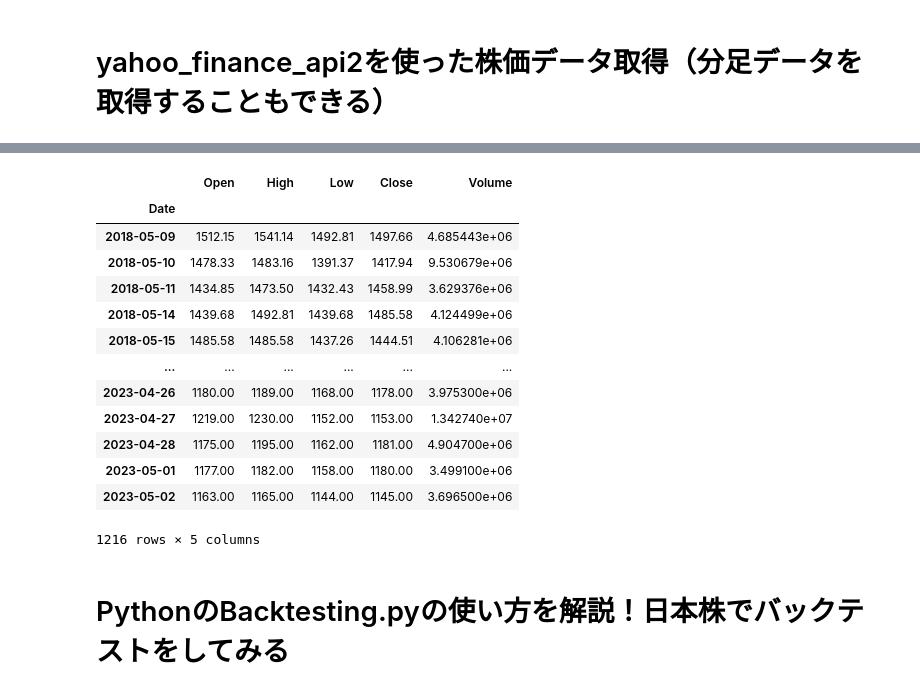
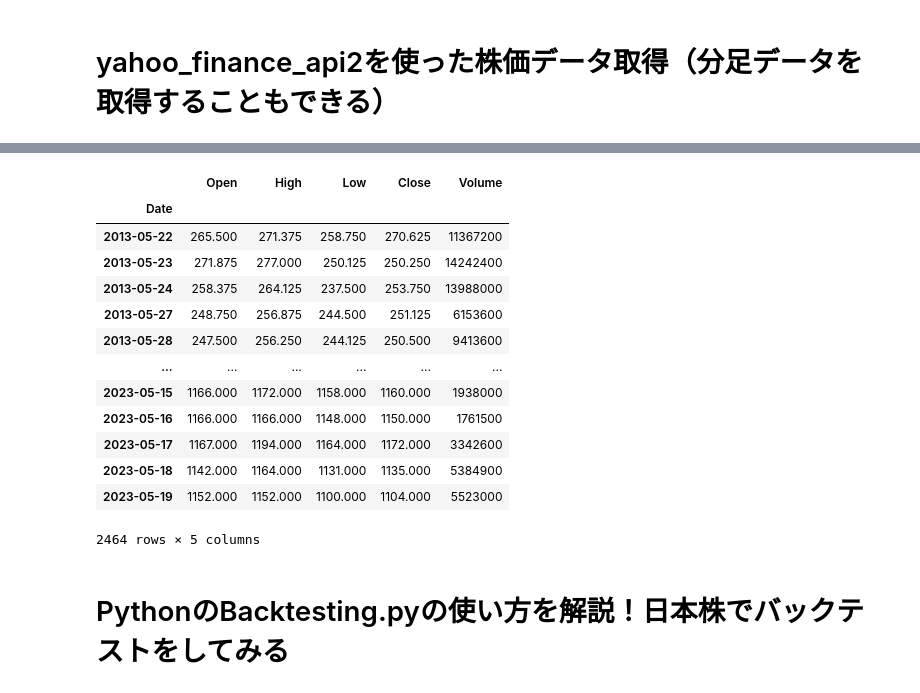
Before and after one commit to hirokimituya/stock-price-analysis, a Jupyter notebook: technical_analysis/株価分析関数_backtesting.ipynb, the cells around one changed output, grey strips where cells are left out. Drawn from its saved outputs; the diff is of its cells as text; code cells hidden in the pictures.

```diff
--- a/technical_analysis/株価分析関数_backtesting.ipynb
+++ b/technical_analysis/株価分析関数_backtesting.ipynb
@@ -318,47 +316,47 @@ def get_stock_data_yapi2(code):
         yapi2.PERIOD_TYPE_YEAR,
         10,
         yapi2.FREQUENCY_TYPE_DAY,
         1
     )
 
     df = pd.DataFrame(data)
 
     # タイムスタンプをDateTime型に変更
     df['datetime'] = pd.to_datetime(df['timestamp'], unit='ms')
 
     # 日本時間へ変換
     df['Date'] = df['datetime'] + dt.timedelta(hours=9)
 
     # インデックスをDateカラムに設定
-    df.index = df['Date']
+    df.index = df['Date'].dt.date
 
     # 不要なカラムを削除
     del df['Date'], df['datetime'], df['timestamp']
 
     # 各カラムの最初の文字を大文字に変換
     for col in df.columns:
         df[f'{col.capitalize()}'] = df[col]
         del df[col]
 
     return df
 
-df = get_stock_data(4751)
+df = get_stock_data_yapi2(4751)
 df
 # %% [output]
 |  | Open | High | Low | Close | Volume |
 | Date |  |  |  |  |  |
-| 2018-05-09 | 1512.15 | 1541.14 | 1492.81 | 1497.66 | 4.685443e+06 |
-| 2018-05-10 | 1478.33 | 1483.16 | 1391.37 | 1417.94 | 9.530679e+06 |
-| 2018-05-11 | 1434.85 | 1473.50 | 1432.43 | 1458.99 | 3.629376e+06 |
-| 2018-05-14 | 1439.68 | 1492.81 | 1439.68 | 1485.58 | 4.124499e+06 |
-| 2018-05-15 | 1485.58 | 1485.58 | 1437.26 | 1444.51 | 4.106281e+06 |
+| 2013-05-22 | 265.500 | 271.375 | 258.750 | 270.625 | 11367200 |
+| 2013-05-23 | 271.875 | 277.000 | 250.125 | 250.250 | 14242400 |
+| 2013-05-24 | 258.375 | 264.125 | 237.500 | 253.750 | 13988000 |
+| 2013-05-27 | 248.750 | 256.875 | 244.500 | 251.125 | 6153600 |
+| 2013-05-28 | 247.500 | 256.250 | 244.125 | 250.500 | 9413600 |
 | ... | ... | ... | ... | ... | ... |
-| 2023-04-26 | 1180.00 | 1189.00 | 1168.00 | 1178.00 | 3.975300e+06 |
-| 2023-04-27 | 1219.00 | 1230.00 | 1152.00 | 1153.00 | 1.342740e+07 |
-| 2023-04-28 | 1175.00 | 1195.00 | 1162.00 | 1181.00 | 4.904700e+06 |
-| 2023-05-01 | 1177.00 | 1182.00 | 1158.00 | 1180.00 | 3.499100e+06 |
-| 2023-05-02 | 1163.00 | 1165.00 | 1144.00 | 1145.00 | 3.696500e+06 |
+| 2023-05-15 | 1166.000 | 1172.000 | 1158.000 | 1160.000 | 1938000 |
+| 2023-05-16 | 1166.000 | 1166.000 | 1148.000 | 1150.000 | 1761500 |
+| 2023-05-17 | 1167.000 | 1194.000 | 1164.000 | 1172.000 | 3342600 |
+| 2023-05-18 | 1142.000 | 1164.000 | 1131.000 | 1135.000 | 5384900 |
+| 2023-05-19 | 1152.000 | 1152.000 | 1100.000 | 1104.000 | 5523000 |
-1216 rows × 5 columns
+2464 rows × 5 columns
 # %% [markdown]
 # PythonのBacktesting.pyの使い方を解説！日本株でバックテストをしてみる
 # %% [markdown]
```
Also changed, not shown: parts of 13 cells of this notebook.
